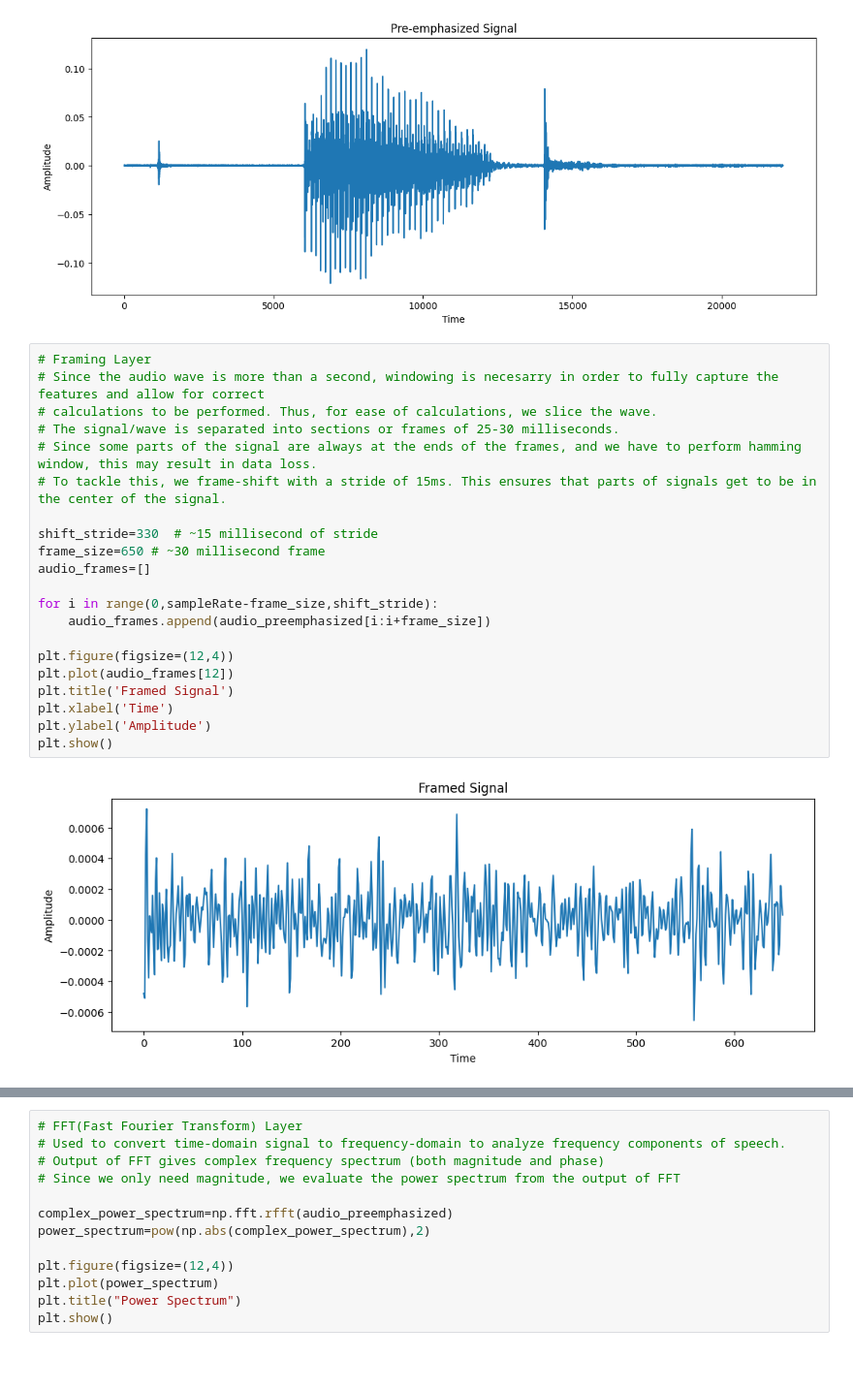
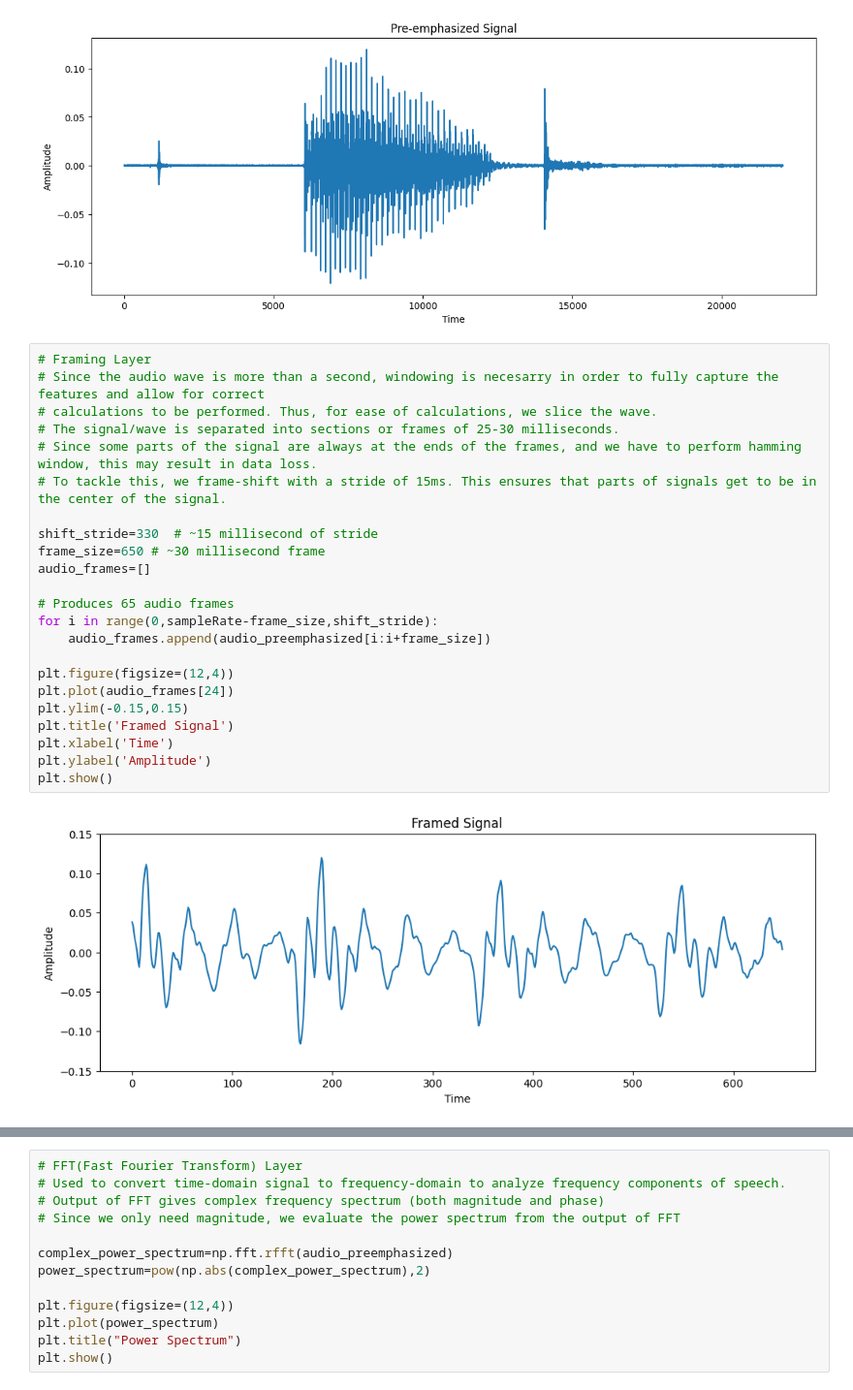
Before and after one commit to svijayvrat/Py-STT-Engine, a Jupyter notebook: stt-engine.ipynb, the cells around one changed output, grey strips where cells are left out. Shown: that part at 97% size. Drawn from its saved outputs; the diff is of its cells as text; blank space fills up the shorter version.

```diff
--- a/stt-engine.ipynb
+++ b/stt-engine.ipynb
@@ -42,25 +43,27 @@ plt.show()
 # %%
 # Framing Layer
 # Since the audio wave is more than a second, windowing is necesarry in order to fully capture the features and allow for correct
 # calculations to be performed. Thus, for ease of calculations, we slice the wave.
 # The signal/wave is separated into sections or frames of 25-30 milliseconds.
 # Since some parts of the signal are always at the ends of the frames, and we have to perform hamming window, this may result in data loss.
 # To tackle this, we frame-shift with a stride of 15ms. This ensures that parts of signals get to be in the center of the signal.
 
 shift_stride=330  # ~15 millisecond of stride
 frame_size=650 # ~30 millisecond frame
 audio_frames=[]
 
+# Produces 65 audio frames
 for i in range(0,sampleRate-frame_size,shift_stride):
     audio_frames.append(audio_preemphasized[i:i+frame_size])
 
 plt.figure(figsize=(12,4))
-plt.plot(audio_frames[12])
+plt.plot(audio_frames[24])
+plt.ylim(-0.15,0.15)
 plt.title('Framed Signal')
 plt.xlabel('Time')
 plt.ylabel('Amplitude')
 plt.show()
 # %% [output]
-[figure, old version]
+[figure, new version]
 # %%
 # Windowing Layer
```
Also changed, not shown: parts of 2 cells of this notebook.
